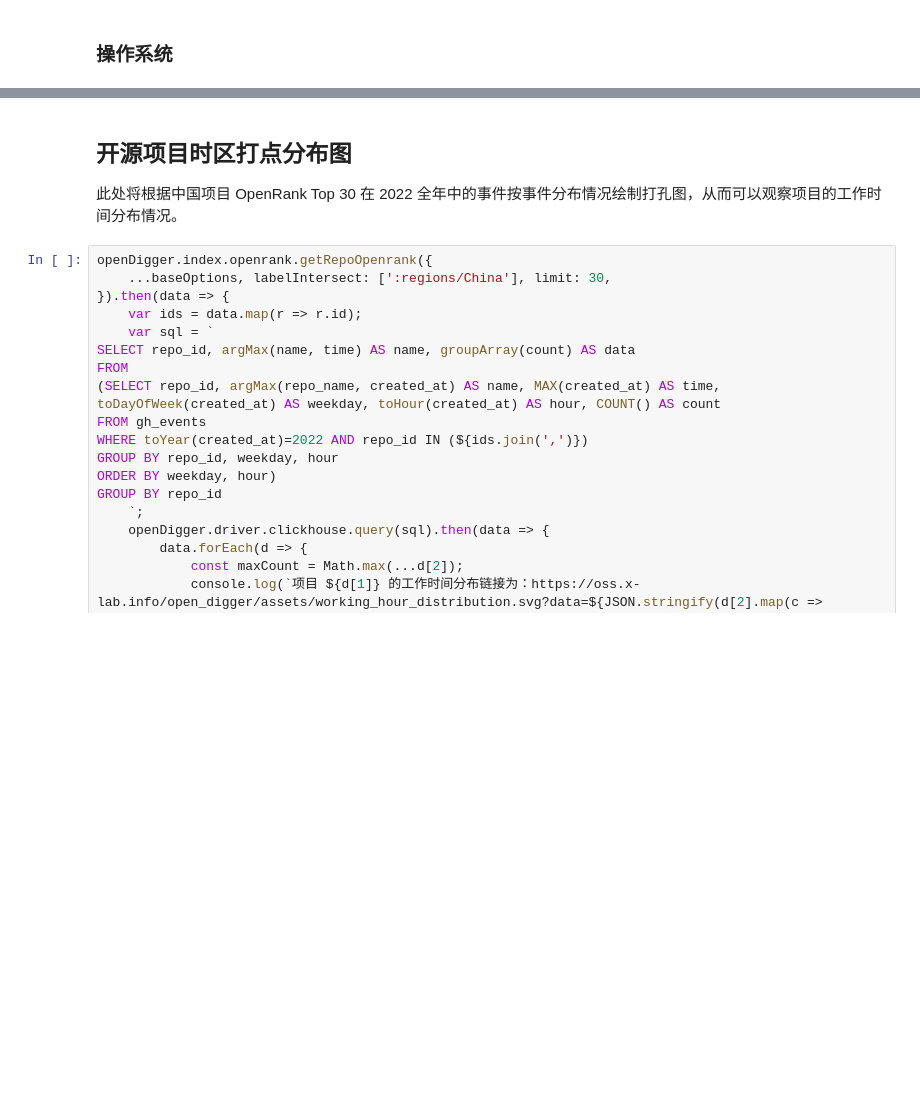
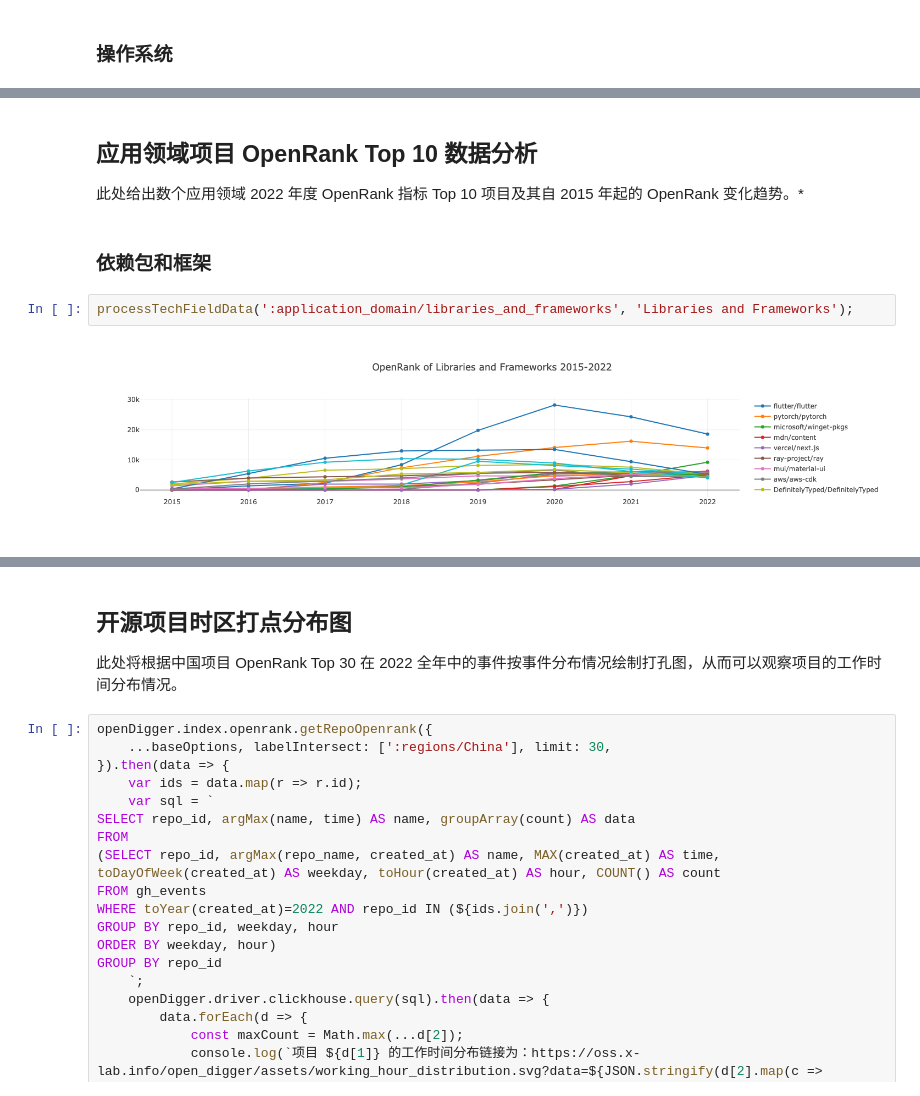
Before and after one commit to X-lab2017/open-digger, a Jupyter notebook: notebook/China_open_source_report_2022.ipynb, the cells around one changed output, grey strips where cells are left out. Saved outputs shown, nothing was run; the diff lists cells and outputs as text; blank space fills up the shorter version.

```diff
--- a/notebook/China_open_source_report_2022.ipynb
+++ b/notebook/China_open_source_report_2022.ipynb
@@ -261,0 +262,10 @@ processTechFieldData(':technology/operating_system', 'Operating System');
+# %% [markdown]
+## 应用领域项目 OpenRank Top 10 数据分析
+
+此处给出数个应用领域 2022 年度 OpenRank 指标 Top 10 项目及其自 2015 年起的 OpenRank 变化趋势。*
+# %% [markdown]
+### 依赖包和框架
+# %%
+processTechFieldData(':application_domain/libraries_and_frameworks', 'Libraries and Frameworks');
+# %% [output]
+[figure, added]
```
Also changed, not shown: parts of 20 cells of this notebook, 5 other files.
